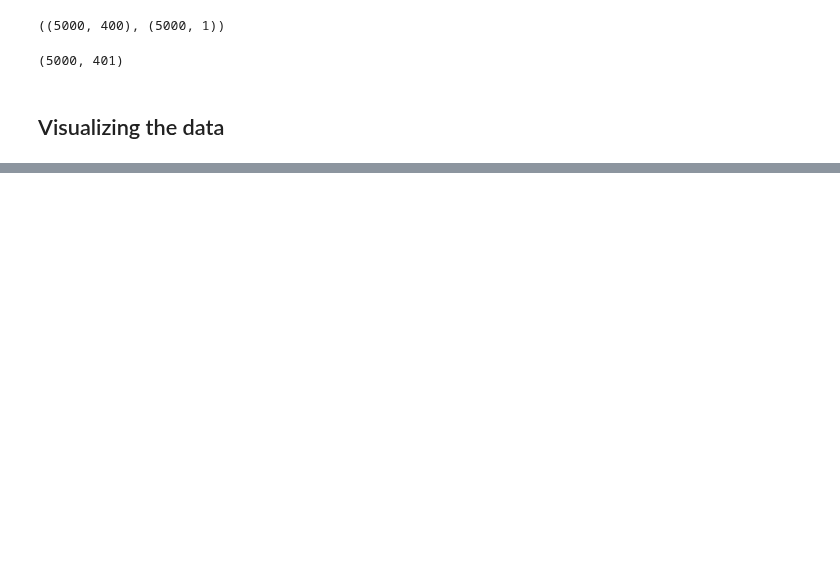
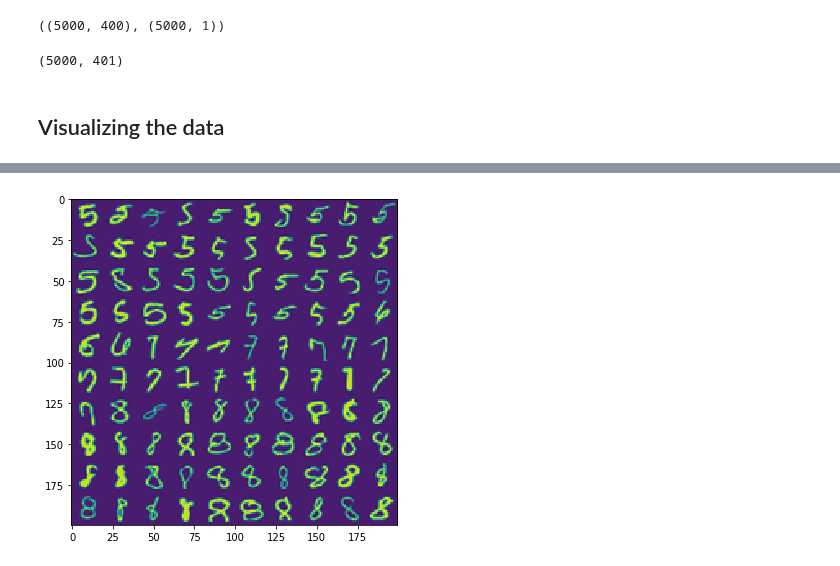
Before and after one commit to yang-233/ML, a Jupyter notebook: StudyNotesOfML/3. Neural netwok learning/2 Neaural Network.ipynb, the cells around one changed output, grey strips where cells are left out. Cells and saved outputs as stored; diff of their text form; code cells hidden in the pictures; blank space fills up the shorter version.

```diff
--- a/StudyNotesOfML/3. Neural netwok learning/2 Neaural Network.ipynb
+++ b/StudyNotesOfML/3. Neural netwok learning/2 Neaural Network.ipynb
@@ -51,0 +145,4 @@ AttributeError: module 'scipy.misc' has no attribute 'toimage'
+# %%
+displayImg(incorrect_indices[100:200])
+# %% [output]
+[figure, added]
```
Also changed, not shown: parts of 26 cells of this notebook, 3 other files.
